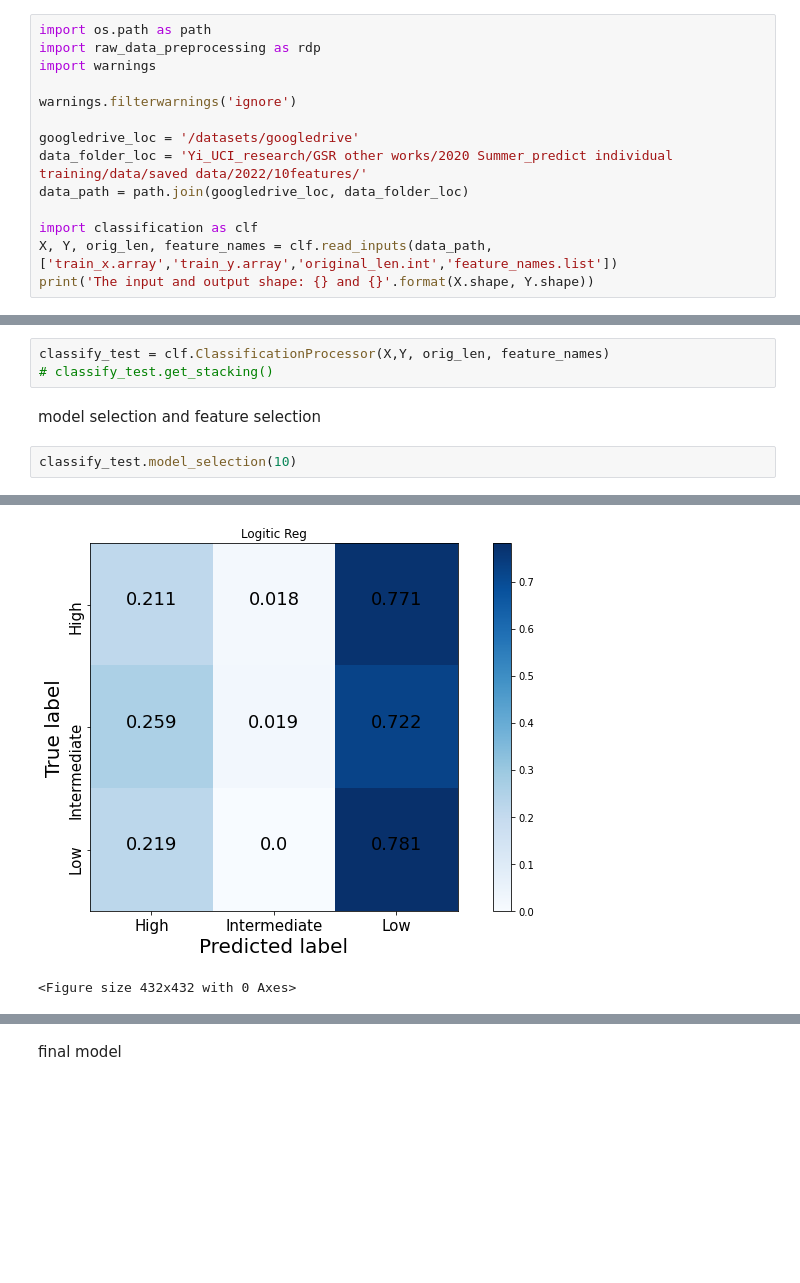
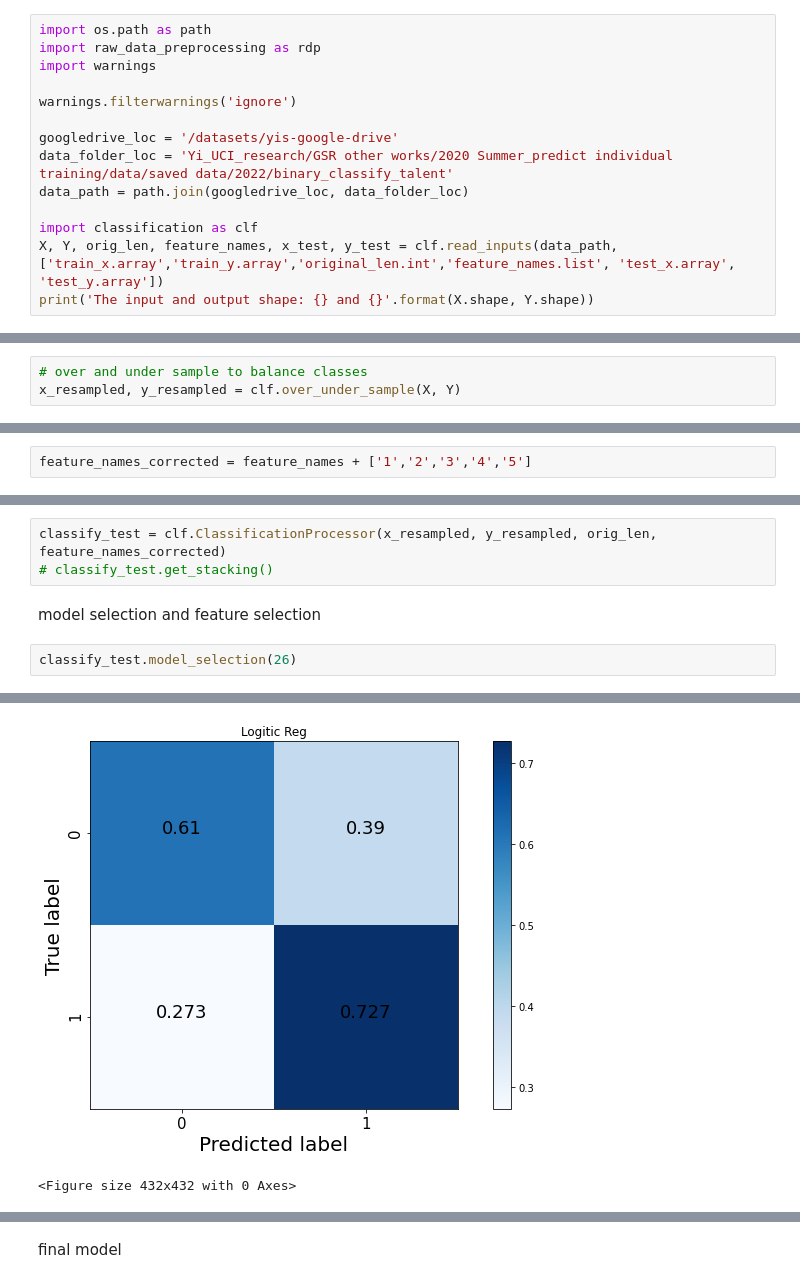
Before and after one commit to YiFeng/IndividualDifference, a Jupyter notebook: indivdiff_ml_classify.ipynb, the cells around one changed output, grey strips where cells are left out. Drawn from its saved outputs; the diff is of its cells as text; blank space fills up the shorter version.

```diff
--- a/indivdiff_ml_classify.ipynb
+++ b/indivdiff_ml_classify.ipynb
@@ -16,11 +5,11 @@ import warnings
 
 warnings.filterwarnings('ignore')
 
-googledrive_loc = '/datasets/googledrive'
-data_folder_loc = 'Yi_UCI_research/GSR other works/2020 Summer_predict individual training/data/saved data/2022/10features/'
+googledrive_loc = '/datasets/yis-google-drive'
+data_folder_loc = 'Yi_UCI_research/GSR other works/2020 Summer_predict individual training/data/saved data/2022/binary_classify_talent'
 data_path = path.join(googledrive_loc, data_folder_loc)
 
 import classification as clf
-X, Y, orig_len, feature_names = clf.read_inputs(data_path,['train_x.array','train_y.array','original_len.int','feature_names.list'])
+X, Y, orig_len, feature_names, x_test, y_test = clf.read_inputs(data_path,['train_x.array','train_y.array','original_len.int','feature_names.list', 'test_x.array', 'test_y.array'])
 print('The input and output shape: {} and {}'.format(X.shape, Y.shape))
 # %% [output]
@@ -40,0 +17,3 @@ feature_names
+# %%
+# over and under sample to balance classes
+x_resampled, y_resampled = clf.over_under_sample(X, Y)
@@ -41,3 +23,5 @@ feature_names
 # %% [markdown]
 shuffle
+# %%
+feature_names_corrected = feature_names + ['1','2','3','4','5']
 # %%
@@ -64,10 +48,10 @@ feature_names_new = ['Working memory','Fluid reasoning','Video game background',
 # %% [markdown]
 classification
 # %%
-classify_test = clf.ClassificationProcessor(X,Y, orig_len, feature_names)
+classify_test = clf.ClassificationProcessor(x_resampled, y_resampled, orig_len, feature_names_corrected)
 # classify_test.get_stacking()
 # %% [markdown]
 model selection and feature selection
 # %%
-classify_test.model_selection(10)
+classify_test.model_selection(26)
 # %% [output]
@@ -82,2 +64,2 @@ The cogen kappa score is : 0.007962513369891844
-[figure, old version]
+[figure, new version]
 <Figure size 432x432 with 0 Axes>
```
Also changed, not shown: parts of 8 cells of this notebook, 11 other files.
